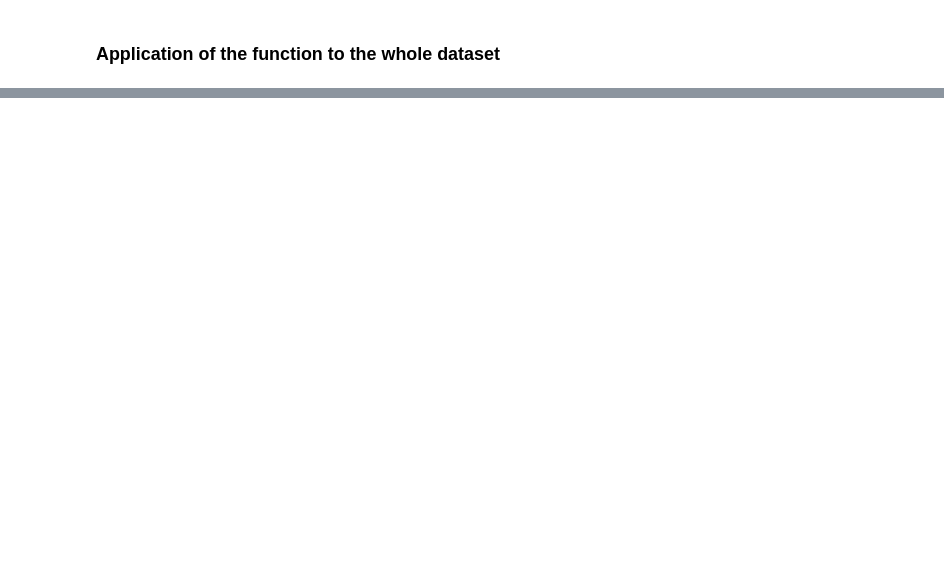
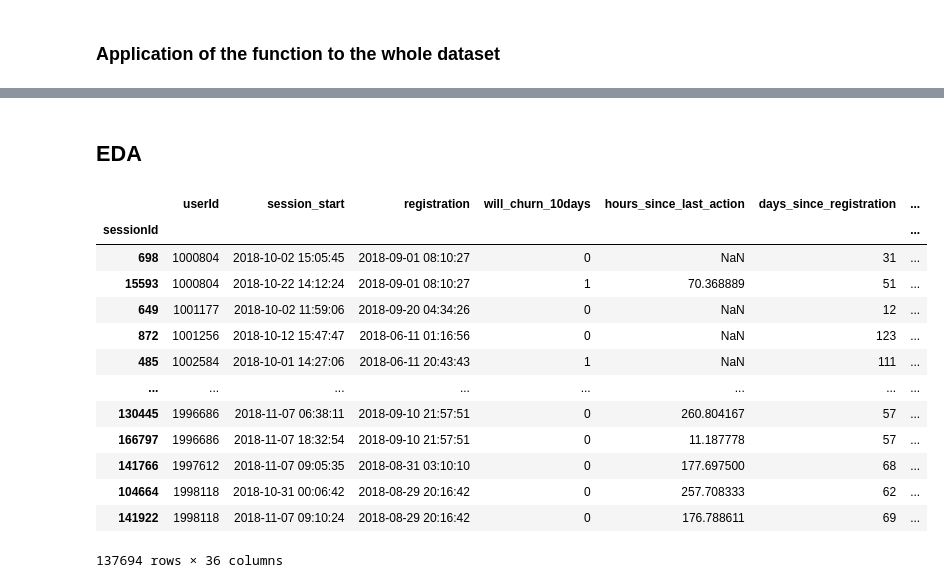
Before and after one commit to MaximilienLuc/Churn-prediction, a Jupyter notebook: Olivier.ipynb, the cells around one changed output, grey strips where cells are left out. Saved outputs shown, nothing was run; the diff lists cells and outputs as text; code cells hidden in the pictures; blank space fills up the shorter version.

```diff
--- a/Olivier.ipynb
+++ b/Olivier.ipynb
@@ -463 +503,20 @@ Processing 137694 sessions...
 KeyboardInterrupt:
+# %% [markdown]
+## EDA
+# %%
+X
+# %% [output]
+|  | userId | session_start | registration | will_churn_10days | hours_since_last_action | days_since_registration | ... |
+| sessionId |  |  |  |  |  |  | ... |
+| 698 | 1000804 | 2018-10-02 15:05:45 | 2018-09-01 08:10:27 | 0 | NaN | 31 | ... |
+| 15593 | 1000804 | 2018-10-22 14:12:24 | 2018-09-01 08:10:27 | 1 | 70.368889 | 51 | ... |
+| 649 | 1001177 | 2018-10-02 11:59:06 | 2018-09-20 04:34:26 | 0 | NaN | 12 | ... |
+| 872 | 1001256 | 2018-10-12 15:47:47 | 2018-06-11 01:16:56 | 0 | NaN | 123 | ... |
+| 485 | 1002584 | 2018-10-01 14:27:06 | 2018-06-11 20:43:43 | 1 | NaN | 111 | ... |
+| ... | ... | ... | ... | ... | ... | ... | ... |
+| 130445 | 1996686 | 2018-11-07 06:38:11 | 2018-09-10 21:57:51 | 0 | 260.804167 | 57 | ... |
+| 166797 | 1996686 | 2018-11-07 18:32:54 | 2018-09-10 21:57:51 | 0 | 11.187778 | 57 | ... |
+| 141766 | 1997612 | 2018-11-07 09:05:35 | 2018-08-31 03:10:10 | 0 | 177.697500 | 68 | ... |
+| 104664 | 1998118 | 2018-10-31 00:06:42 | 2018-08-29 20:16:42 | 0 | 257.708333 | 62 | ... |
+| 141922 | 1998118 | 2018-11-07 09:10:24 | 2018-08-29 20:16:42 | 0 | 176.788611 | 69 | ... |
+137694 rows × 36 columns
```
Also changed, not shown: parts of 12 cells of this notebook.
